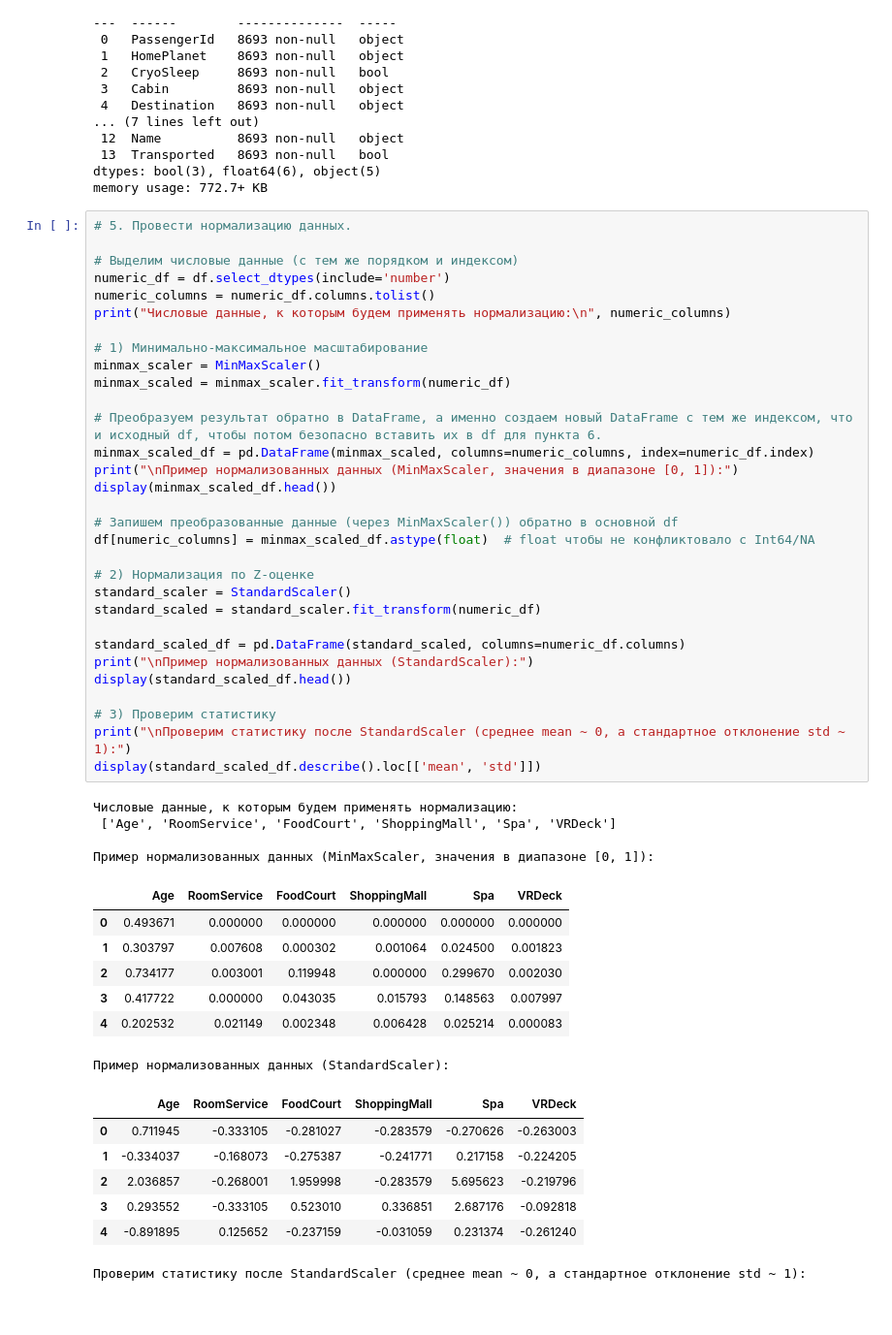
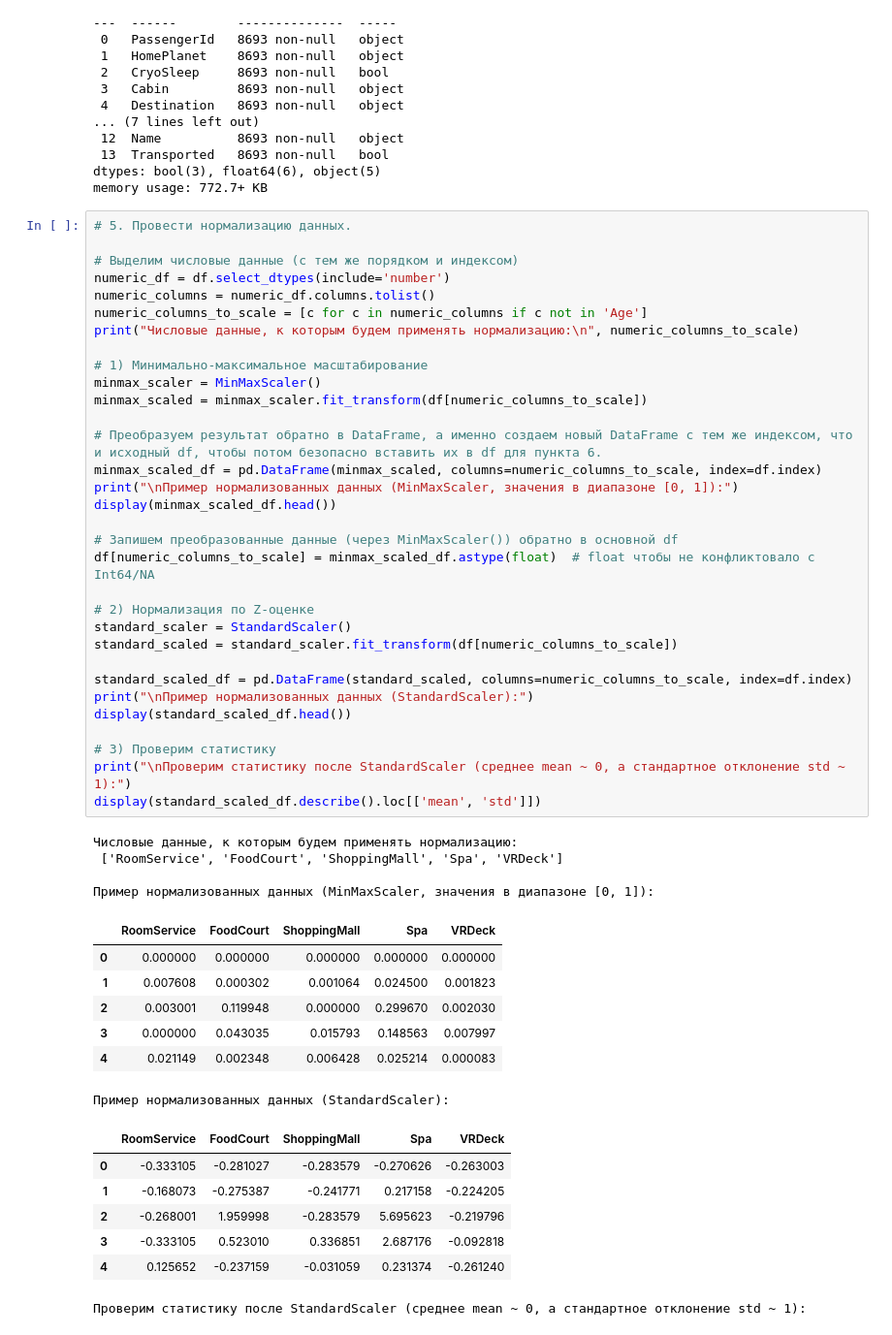
Before and after one commit to Zhmelski/5_semester_AI_and_MLM, a Jupyter notebook: Lab1/tasks_1-7.ipynb, the cells around one changed output. Shown at 97% size. Drawn from its saved outputs; the diff is of its cells as text.

Commit message:
Lab1: Block 5. Removed numerical data from the 'Age' column from normalization.

```diff
--- a/Lab1/tasks_1-7.ipynb
+++ b/Lab1/tasks_1-7.ipynb
@@ -170,50 +170,51 @@ memory usage: 772.7+ KB
 # %%
 # 5. Провести нормализацию данных.
 
 # Выделим числовые данные (с тем же порядком и индексом)
 numeric_df = df.select_dtypes(include='number')
 numeric_columns = numeric_df.columns.tolist()
-print("Числовые данные, к которым будем применять нормализацию:\n", numeric_columns)
+numeric_columns_to_scale = [c for c in numeric_columns if c not in 'Age']
+print("Числовые данные, к которым будем применять нормализацию:\n", numeric_columns_to_scale)
 
 # 1) Минимально-максимальное масштабирование
 minmax_scaler = MinMaxScaler()
-minmax_scaled = minmax_scaler.fit_transform(numeric_df)
+minmax_scaled = minmax_scaler.fit_transform(df[numeric_columns_to_scale])
 
 # Преобразуем результат обратно в DataFrame, а именно создаем новый DataFrame с тем же индексом, что и исходный df, чтобы потом безопасно вставить их в df для пункта 6.
-minmax_scaled_df = pd.DataFrame(minmax_scaled, columns=numeric_columns, index=numeric_df.index)
+minmax_scaled_df = pd.DataFrame(minmax_scaled, columns=numeric_columns_to_scale, index=df.index)
 print("\nПример нормализованных данных (MinMaxScaler, значения в диапазоне [0, 1]):")
 display(minmax_scaled_df.head())
 
 # Запишем преобразованные данные (через MinMaxScaler()) обратно в основной df
-df[numeric_columns] = minmax_scaled_df.astype(float)  # float чтобы не конфликтовало с Int64/NA
+df[numeric_columns_to_scale] = minmax_scaled_df.astype(float)  # float чтобы не конфликтовало с Int64/NA
 
 # 2) Нормализация по Z-оценке
 standard_scaler = StandardScaler()
-standard_scaled = standard_scaler.fit_transform(numeric_df)
+standard_scaled = standard_scaler.fit_transform(df[numeric_columns_to_scale])
 
-standard_scaled_df = pd.DataFrame(standard_scaled, columns=numeric_df.columns)
+standard_scaled_df = pd.DataFrame(standard_scaled, columns=numeric_columns_to_scale, index=df.index)
 print("\nПример нормализованных данных (StandardScaler):")
 display(standard_scaled_df.head())
 
 # 3) Проверим статистику
 print("\nПроверим статистику после StandardScaler (среднее mean ~ 0, а стандартное отклонение std ~ 1):")
 display(standard_scaled_df.describe().loc[['mean', 'std']])
 # %% [output]
 Числовые данные, к которым будем применять нормализацию:
- ['Age', 'RoomService', 'FoodCourt', 'ShoppingMall', 'Spa', 'VRDeck']
+ ['RoomService', 'FoodCourt', 'ShoppingMall', 'Spa', 'VRDeck']
 
 Пример нормализованных данных (MinMaxScaler, значения в диапазоне [0, 1]):
-|  | Age | RoomService | FoodCourt | ShoppingMall | Spa | VRDeck |
-| 0 | 0.493671 | 0.000000 | 0.000000 | 0.000000 | 0.000000 | 0.000000 |
-| 1 | 0.303797 | 0.007608 | 0.000302 | 0.001064 | 0.024500 | 0.001823 |
-| 2 | 0.734177 | 0.003001 | 0.119948 | 0.000000 | 0.299670 | 0.002030 |
-| 3 | 0.417722 | 0.000000 | 0.043035 | 0.015793 | 0.148563 | 0.007997 |
-| 4 | 0.202532 | 0.021149 | 0.002348 | 0.006428 | 0.025214 | 0.000083 |
+|  | RoomService | FoodCourt | ShoppingMall | Spa | VRDeck |
+| 0 | 0.000000 | 0.000000 | 0.000000 | 0.000000 | 0.000000 |
+| 1 | 0.007608 | 0.000302 | 0.001064 | 0.024500 | 0.001823 |
+| 2 | 0.003001 | 0.119948 | 0.000000 | 0.299670 | 0.002030 |
+| 3 | 0.000000 | 0.043035 | 0.015793 | 0.148563 | 0.007997 |
+| 4 | 0.021149 | 0.002348 | 0.006428 | 0.025214 | 0.000083 |
 Пример нормализованных данных (StandardScaler):
-|  | Age | RoomService | FoodCourt | ShoppingMall | Spa | VRDeck |
-| 0 | 0.711945 | -0.333105 | -0.281027 | -0.283579 | -0.270626 | -0.263003 |
-| 1 | -0.334037 | -0.168073 | -0.275387 | -0.241771 | 0.217158 | -0.224205 |
-| 2 | 2.036857 | -0.268001 | 1.959998 | -0.283579 | 5.695623 | -0.219796 |
-| 3 | 0.293552 | -0.333105 | 0.523010 | 0.336851 | 2.687176 | -0.092818 |
-| 4 | -0.891895 | 0.125652 | -0.237159 | -0.031059 | 0.231374 | -0.261240 |
+|  | RoomService | FoodCourt | ShoppingMall | Spa | VRDeck |
+| 0 | -0.333105 | -0.281027 | -0.283579 | -0.270626 | -0.263003 |
+| 1 | -0.168073 | -0.275387 | -0.241771 | 0.217158 | -0.224205 |
+| 2 | -0.268001 | 1.959998 | -0.283579 | 5.695623 | -0.219796 |
+| 3 | -0.333105 | 0.523010 | 0.336851 | 2.687176 | -0.092818 |
+| 4 | 0.125652 | -0.237159 | -0.031059 | 0.231374 | -0.261240 |
 Проверим статистику после StandardScaler (среднее mean ~ 0, а стандартное отклонение std ~ 1):
```
Also changed, not shown: parts of 2 cells of this notebook.
